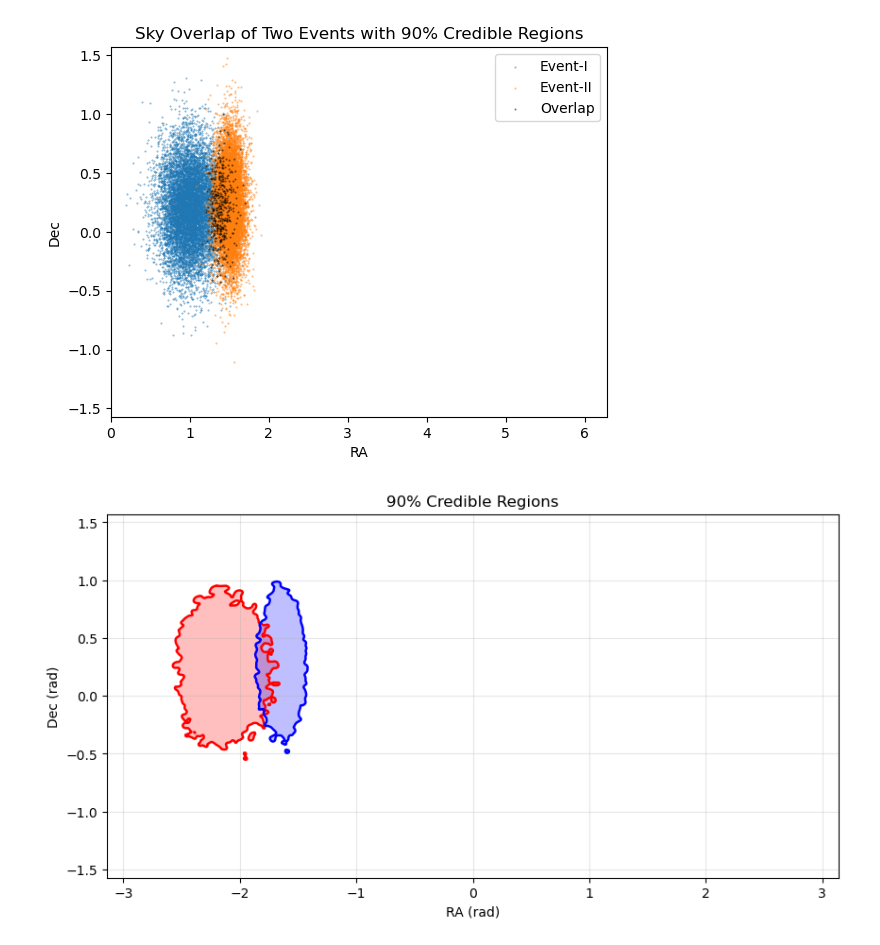
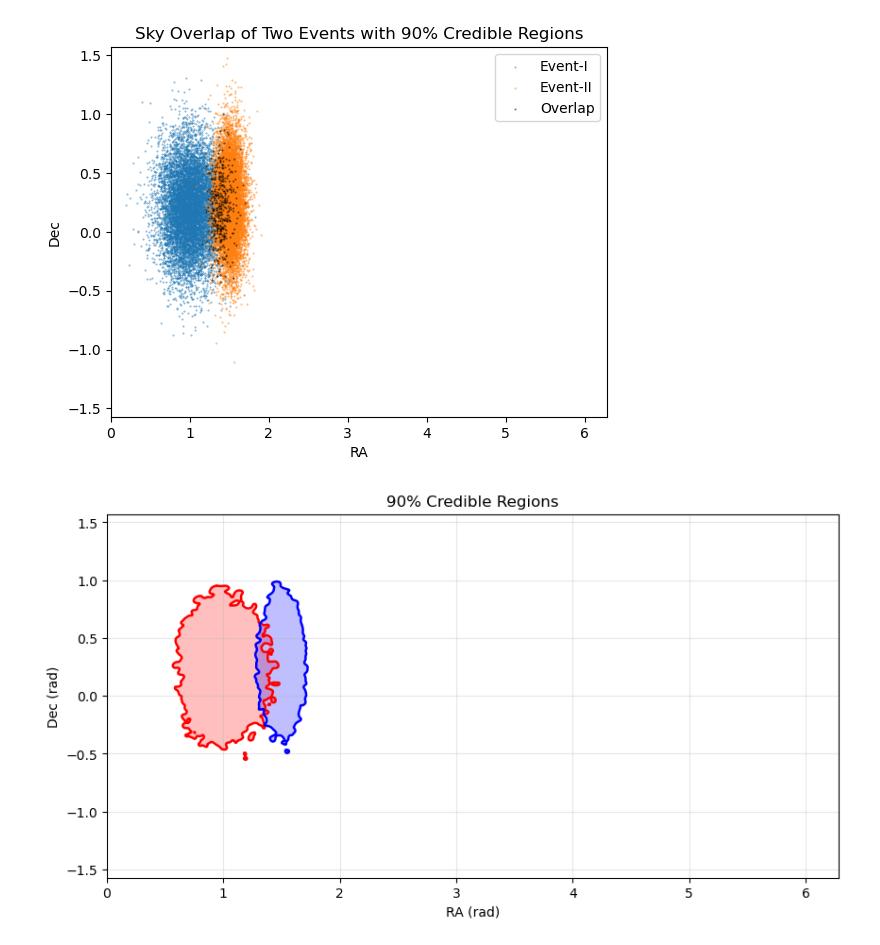
Before and after one commit to AniruddhaCIndia/glance, a Jupyter notebook: glance/notebooks/sky_overlap.ipynb, the cells around one changed output. Cells and saved outputs as stored; diff of their text form; code cells hidden in the pictures.

```diff
--- a/glance/notebooks/sky_overlap.ipynb
+++ b/glance/notebooks/sky_overlap.ipynb
@@ -66,39 +66,39 @@ thr2 = hpd_threshold_healpy(m2, 0.9)
 
 theta_pix, phi_pix = hp.pix2ang(nside, np.arange(npix))
 
-X = phi_pix - np.pi
+X = phi_pix
 Y = np.pi/2 - theta_pix
 X = np.where(X > np.pi, X - 2*np.pi, X)
 
 triang = tri.Triangulation(X, Y)
 
 fig = plt.figure(figsize=(10, 5))
 ax = fig.add_subplot(111)
 
-ax.set_xlim(-np.pi, np.pi)
+ax.set_xlim(0, 2*np.pi)
 ax.set_ylim(-np.pi/2, np.pi/2)
 
 ax.set_xlabel("RA (rad)")
 ax.set_ylabel("Dec (rad)")
 ax.set_title("90% Credible Regions")
 
 ax.grid(True, alpha=0.3)
 
 c1 = ax.tricontour(triang, m1,
                    levels=[thr1],
                    colors='red', linewidths=1.8)
 
 c2 = ax.tricontour(triang, m2,
                    levels=[thr2],
                    colors='blue', linewidths=1.8)
 
 ax.tricontourf(triang, m1,
                levels=[thr1, m1.max()],
                colors='red', alpha=0.25)
 
 ax.tricontourf(triang, m2,
                levels=[thr2, m2.max()],
                colors='blue', alpha=0.25)
 plt.show()
 # %% [output]
-[figure, old version]
+[figure, new version]
```
